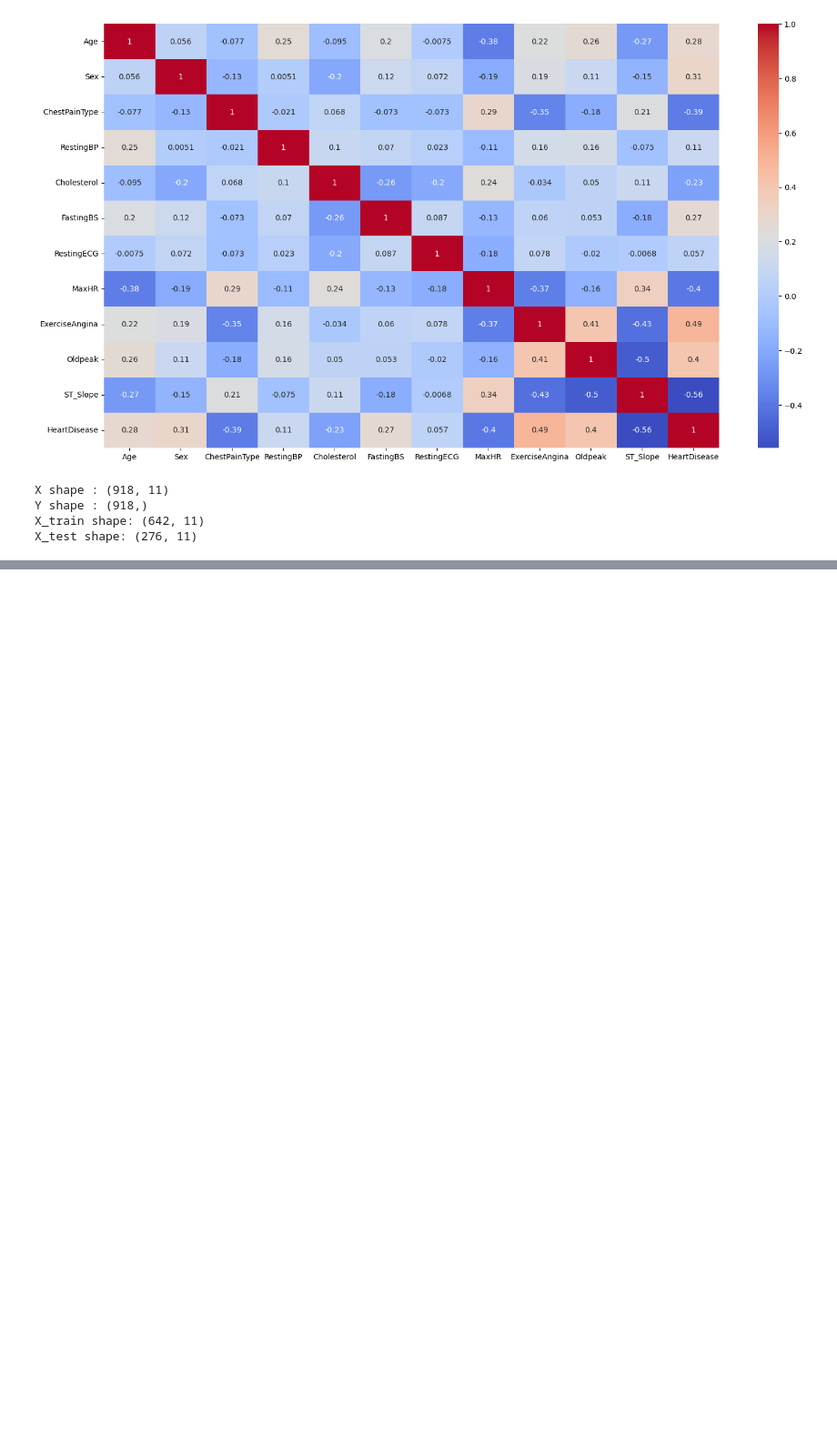
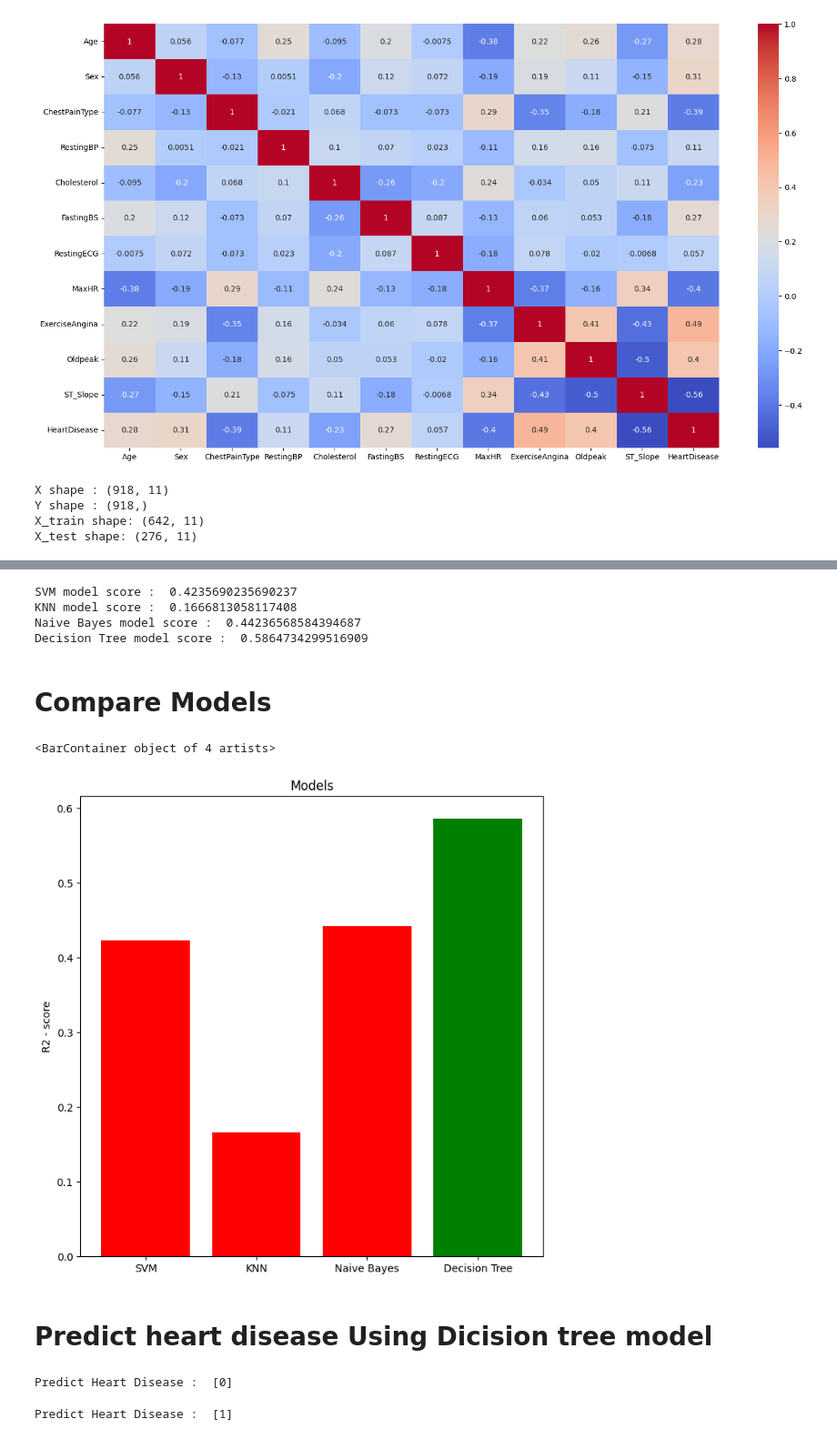
Before and after one commit to Rexsan12/ML-Assignment, a Jupyter notebook: heart.ipynb, the cells around one changed output, grey strips where cells are left out. Shown at 91% size. Drawn from its saved outputs; the diff is of its cells as text; code cells hidden in the pictures; blank space fills up the shorter version.

```diff
--- a/heart.ipynb
+++ b/heart.ipynb
@@ -259,0 +303,36 @@ X_test shape: (276, 11)
+# %%
+#Comparing all model accuracy
+svm_R2=r2_score(y_train,svm_predict)
+knn_R2=r2_score(y_train,knn_predict)
+naivebay_R2=r2_score(y_train,naivebay_predict)
+decisiont_R2=r2_score(y_train,decision_predict)
+
+print('SVM model score : ', svm_R2)
+print('KNN model score : ', knn_R2)
+print('Naive Bayes model score : ', naivebay_R2)
+print('Decision Tree model score : ', decisiont_R2)
+# %% [output]
+SVM model score :  0.4235690235690237
+KNN model score :  0.1666813058117408
+Naive Bayes model score :  0.44236568584394687
+Decision Tree model score :  0.5864734299516909
+# %% [markdown]
+# Compare Models
+# %%
+#comparing the all models
+models = ['SVM', 'KNN', 'Naive Bayes', 'Decision Tree']
+n = [svm_R2, knn_R2, naivebay_R2, decisiont_R2]
+y_pos = np.arange(len(models))
+highlights = ['red' if (x < max(n)) else 'green' for x in n]
+
+
+plt.figure(figsize=(8,8))
+plt.xticks(y_pos, models)
+plt.ylabel('R2 - score')
+plt.title('Models')
+plt.bar(y_pos, n, color=highlights)
+# %% [output]
+<BarContainer object of 4 artists>
+[figure, added]
+# %% [markdown]
+# Predict heart disease Using Dicision tree model
@@ -259,0 +352,5 @@ X_test shape: (276, 11)
+# %%
+predict_hd = decision_model.predict([[Age,Sex,ChestPainType,RestingBP,Cholesterol,FastingsBS,RestingECG,MaxHR,ExerciseAngina,Oldpeak, ST_Slope]])
+print('Predict Heart Disease : ', predict_hd)
+# %% [output]
+Predict Heart Disease :  [0]
@@ -259,0 +370,5 @@ X_test shape: (276, 11)
+# %%
+predict_hd = decision_model.predict([[Age,Sex,ChestPainType,RestingBP,Cholesterol,FastingsBS,RestingECG,MaxHR,ExerciseAngina,Oldpeak, ST_Slope]])
+print('Predict Heart Disease : ', predict_hd)
+# %% [output]
+Predict Heart Disease :  [1]
```
Also changed, not shown: parts of 8 cells of this notebook.
